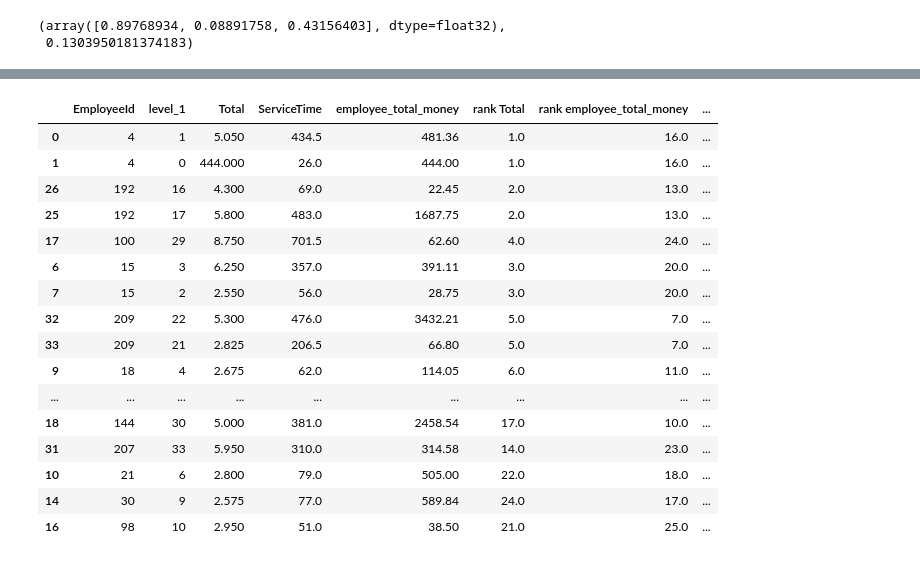
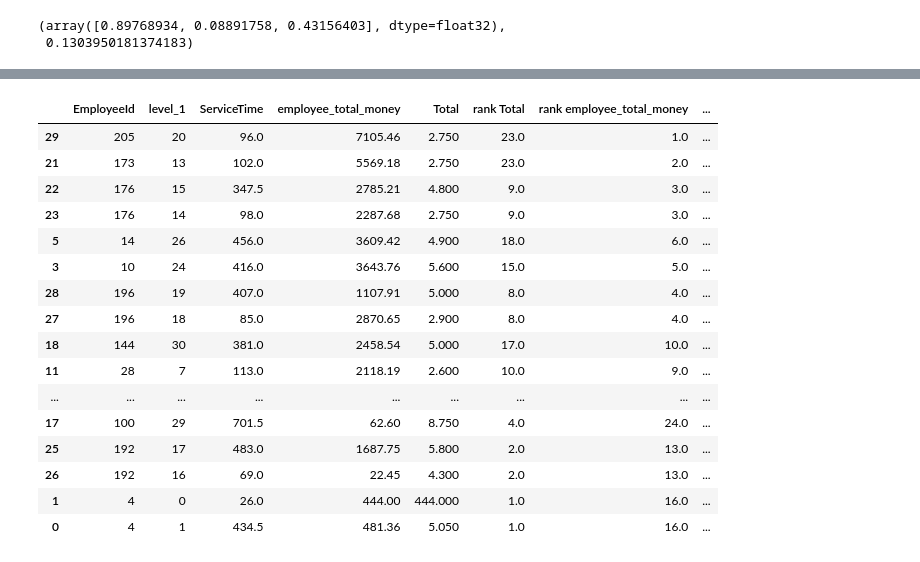
Before and after one commit to VYelisieievV/iasa-ierarh-systems, a Jupyter notebook: LAB1.ipynb, the cells around one changed output, grey strips where cells are left out. Cells and saved outputs as stored; diff of their text form; code cells hidden in the pictures.

```diff
--- a/LAB1.ipynb
+++ b/LAB1.ipynb
@@ -24,20 +5,15 @@ df
 # %%
 df = pd.read_csv("mai_clients.csv")
 df.Datetime = df.Datetime.apply(pd.to_datetime)
-df.drop(
-    ["employee_total_n_orders", "OrderId", "nunique_item_per_order"],
-    axis=1,
-    inplace=True,
-)
-TimeBetweenOrders = (
+serivce_df = (
     df.groupby(by=["ShopId", "EmployeeId"])
     .Datetime.apply(lambda x: x[1:] - x.shift(1).dropna())
     .reset_index(drop=True)
 )
-df_time = pd.merge(df, TimeBetweenOrders, how="left", left_index=True, right_index=True)
+df_time = pd.merge(df, serivce_df, how="left", left_index=True, right_index=True)
 df_time = df_time.rename(columns={"Datetime_y": "ServiceTime"}, inplace=False)
 df_time.ServiceTime = df_time.ServiceTime.apply(lambda x: x.total_seconds())
-Employee_stats = df_time.groupby(by=["ShopId", "EmployeeId"]).aggregate("median")
+emp_stats = df_time.groupby(by=["ShopId", "EmployeeId"]).aggregate("median")
 Shops_columns = {"Total_money"}
-Employee_criterions = set(Employee_stats.columns).difference(Shops_columns)
-Employee_criterions = list(Employee_criterions)
+emp_criterions = set(emp_stats.columns).difference(Shops_columns)
+emp_criterions = list(emp_criterions)
@@ -75,0 +20,7 @@ D = np.array(
+# %%
+data = pd.read_csv("ranked.csv").set_index("EmployeeId")
+emp_stats_df = pd.merge(
+    emp_stats.reset_index(), data, left_on=["EmployeeId"], right_index=True
+).set_index(["ShopId", "EmployeeId"])
+
+emp_stats_df
@@ -76,4 +46,12 @@ D = np.array(
 # %%
+# order = [Total	empol_total_money	ServiceTime]
+D = np.array(
+    [[1, 7, 3],
+     [1/7, 1, 1/7],
+     [1/3, 7, 1]]
+)
+
+
 def EM(D):
     n = D.shape[0]
     def MRCI(n):
@@ -163,36 +134,37 @@ Employee_ranked[['distributive']]
 # %%
-test = (
-    Employee_stats_ranked.reset_index()
+
+temp = (
+    emp_stats_df.reset_index()
     .groupby("EmployeeId")
     .apply(
         lambda x: x[
-            (list(Employee_criterions))
+            (list(emp_criterions))
             + ["rank Total", "rank employee_total_money", "rank ServiceTime"]
         ].sort_values("employee_total_money", ascending=False)
     )
 )
 
 pd.merge(
-    test.reset_index(),
-    Employee_ranked[["distributive"]].reset_index(),
+    temp.reset_index(),
+    emp_df[["distributive"]].reset_index(),
     left_on="EmployeeId",
     right_on="distributive",
 ).sort_values("index", ascending=True)
 # %% [output]
-|  | EmployeeId | level_1 | Total | ServiceTime | employee_total_money | rank Total | rank employee_total_money | ... |
-| 0 | 4 | 1 | 5.050 | 434.5 | 481.36 | 1.0 | 16.0 | ... |
-| 1 | 4 | 0 | 444.000 | 26.0 | 444.00 | 1.0 | 16.0 | ... |
-| 26 | 192 | 16 | 4.300 | 69.0 | 22.45 | 2.0 | 13.0 | ... |
-| 25 | 192 | 17 | 5.800 | 483.0 | 1687.75 | 2.0 | 13.0 | ... |
-| 17 | 100 | 29 | 8.750 | 701.5 | 62.60 | 4.0 | 24.0 | ... |
-| 6 | 15 | 3 | 6.250 | 357.0 | 391.11 | 3.0 | 20.0 | ... |
-| 7 | 15 | 2 | 2.550 | 56.0 | 28.75 | 3.0 | 20.0 | ... |
-| 32 | 209 | 22 | 5.300 | 476.0 | 3432.21 | 5.0 | 7.0 | ... |
-| 33 | 209 | 21 | 2.825 | 206.5 | 66.80 | 5.0 | 7.0 | ... |
-| 9 | 18 | 4 | 2.675 | 62.0 | 114.05 | 6.0 | 11.0 | ... |
+|  | EmployeeId | level_1 | ServiceTime | employee_total_money | Total | rank Total | rank employee_total_money | ... |
+| 29 | 205 | 20 | 96.0 | 7105.46 | 2.750 | 23.0 | 1.0 | ... |
+| 21 | 173 | 13 | 102.0 | 5569.18 | 2.750 | 23.0 | 2.0 | ... |
+| 22 | 176 | 15 | 347.5 | 2785.21 | 4.800 | 9.0 | 3.0 | ... |
+| 23 | 176 | 14 | 98.0 | 2287.68 | 2.750 | 9.0 | 3.0 | ... |
+| 5 | 14 | 26 | 456.0 | 3609.42 | 4.900 | 18.0 | 6.0 | ... |
+| 3 | 10 | 24 | 416.0 | 3643.76 | 5.600 | 15.0 | 5.0 | ... |
+| 28 | 196 | 19 | 407.0 | 1107.91 | 5.000 | 8.0 | 4.0 | ... |
+| 27 | 196 | 18 | 85.0 | 2870.65 | 2.900 | 8.0 | 4.0 | ... |
+| 18 | 144 | 30 | 381.0 | 2458.54 | 5.000 | 17.0 | 10.0 | ... |
+| 11 | 28 | 7 | 113.0 | 2118.19 | 2.600 | 10.0 | 9.0 | ... |
 | ... | ... | ... | ... | ... | ... | ... | ... | ... |
-| 18 | 144 | 30 | 5.000 | 381.0 | 2458.54 | 17.0 | 10.0 | ... |
-| 31 | 207 | 33 | 5.950 | 310.0 | 314.58 | 14.0 | 23.0 | ... |
-| 10 | 21 | 6 | 2.800 | 79.0 | 505.00 | 22.0 | 18.0 | ... |
-| 14 | 30 | 9 | 2.575 | 77.0 | 589.84 | 24.0 | 17.0 | ... |
-| 16 | 98 | 10 | 2.950 | 51.0 | 38.50 | 21.0 | 25.0 | ... |
+| 17 | 100 | 29 | 701.5 | 62.60 | 8.750 | 4.0 | 24.0 | ... |
+| 25 | 192 | 17 | 483.0 | 1687.75 | 5.800 | 2.0 | 13.0 | ... |
+| 26 | 192 | 16 | 69.0 | 22.45 | 4.300 | 2.0 | 13.0 | ... |
+| 1 | 4 | 0 | 26.0 | 444.00 | 444.000 | 1.0 | 16.0 | ... |
+| 0 | 4 | 1 | 434.5 | 481.36 | 5.050 | 1.0 | 16.0 | ... |
```
Also changed, not shown: parts of 9 cells of this notebook, 6 other files.
